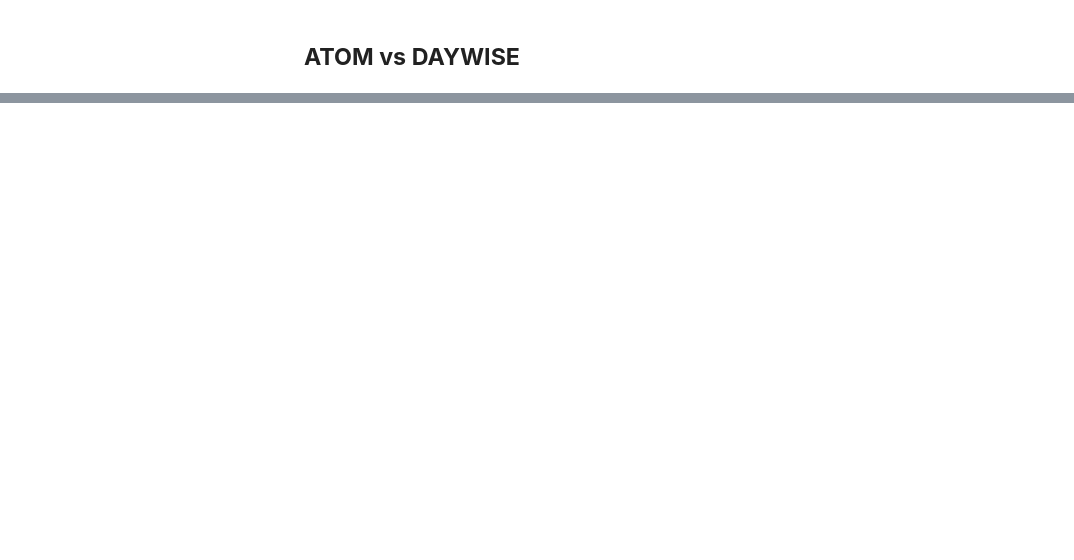
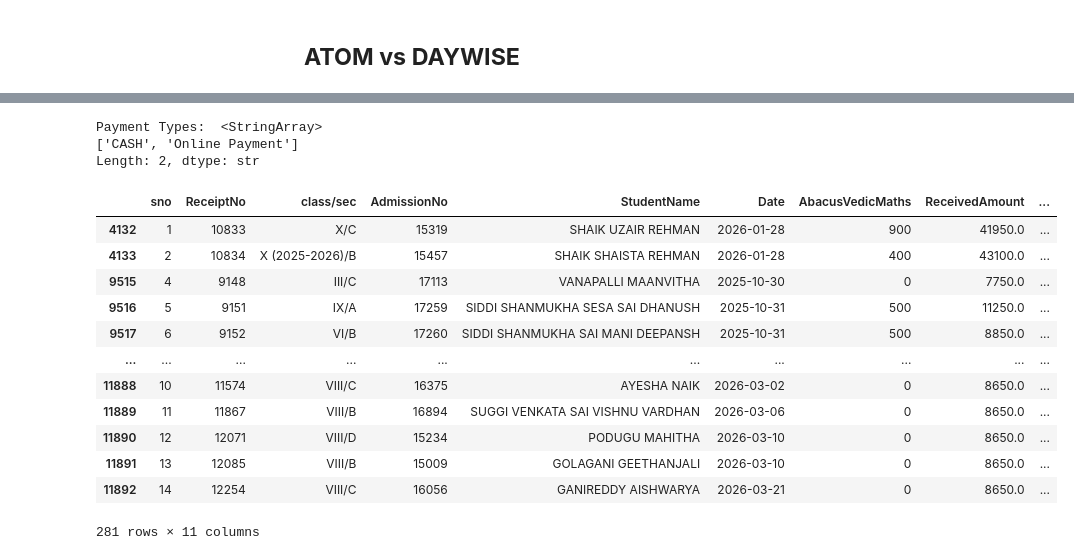
Before and after one commit to harikiran-dev-schooldb/kotak-salesian-school-dbms, a Jupyter notebook: source_code/KOTAK_DB.ipynb, the cells around one changed output, grey strips where cells are left out. Drawn from its saved outputs; the diff is of its cells as text; code cells hidden in the pictures; blank space fills up the shorter version.

```diff
--- a/source_code/KOTAK_DB.ipynb
+++ b/source_code/KOTAK_DB.ipynb
@@ -1949,8 +2250,25 @@ atom_df.tail(3)
 # %%
-df = pd.read_csv(r"D:\Projects\kotak-salesian-school-dbms\output_data\daywise_fees_collection.csv")
+df = pd.read_csv(r"/Users/harikiran/Documents/GitHub/kotak-salesian-school-dbms/output_data/daywise_fees_collection.csv")
 print("Payment Types: ",df['payment_mode'].unique())
 day_wise_df = df[df['payment_mode'] == 'Online Payment'].copy()
 day_wise_df
+# %% [output]
+Payment Types:  <StringArray>
+['CASH', 'Online Payment']
+Length: 2, dtype: str
+|  | sno | ReceiptNo | class/sec | AdmissionNo | StudentName | Date | AbacusVedicMaths | ReceivedAmount | ... |
+| 4132 | 1 | 10833 | X/C | 15319 | SHAIK UZAIR REHMAN | 2026-01-28 | 900 | 41950.0 | ... |
+| 4133 | 2 | 10834 | X (2025-2026)/B | 15457 | SHAIK SHAISTA REHMAN | 2026-01-28 | 400 | 43100.0 | ... |
+| 9515 | 4 | 9148 | III/C | 17113 | VANAPALLI MAANVITHA | 2025-10-30 | 0 | 7750.0 | ... |
+| 9516 | 5 | 9151 | IX/A | 17259 | SIDDI SHANMUKHA SESA SAI DHANUSH | 2025-10-31 | 500 | 11250.0 | ... |
+| 9517 | 6 | 9152 | VI/B | 17260 | SIDDI SHANMUKHA SAI MANI DEEPANSH | 2025-10-31 | 500 | 8850.0 | ... |
+| ... | ... | ... | ... | ... | ... | ... | ... | ... | ... |
+| 11888 | 10 | 11574 | VIII/C | 16375 | AYESHA NAIK | 2026-03-02 | 0 | 8650.0 | ... |
+| 11889 | 11 | 11867 | VIII/B | 16894 | SUGGI VENKATA SAI VISHNU VARDHAN | 2026-03-06 | 0 | 8650.0 | ... |
+| 11890 | 12 | 12071 | VIII/D | 15234 | PODUGU MAHITHA | 2026-03-10 | 0 | 8650.0 | ... |
+| 11891 | 13 | 12085 | VIII/B | 15009 | GOLAGANI GEETHANJALI | 2026-03-10 | 0 | 8650.0 | ... |
+| 11892 | 14 | 12254 | VIII/C | 16056 | GANIREDDY AISHWARYA | 2026-03-21 | 0 | 8650.0 | ... |
+281 rows × 11 columns
 # %%
 print(atom_df.columns)
 print(day_wise_df.columns)
```
Also changed, not shown: parts of 38 cells of this notebook, 8 other files.
